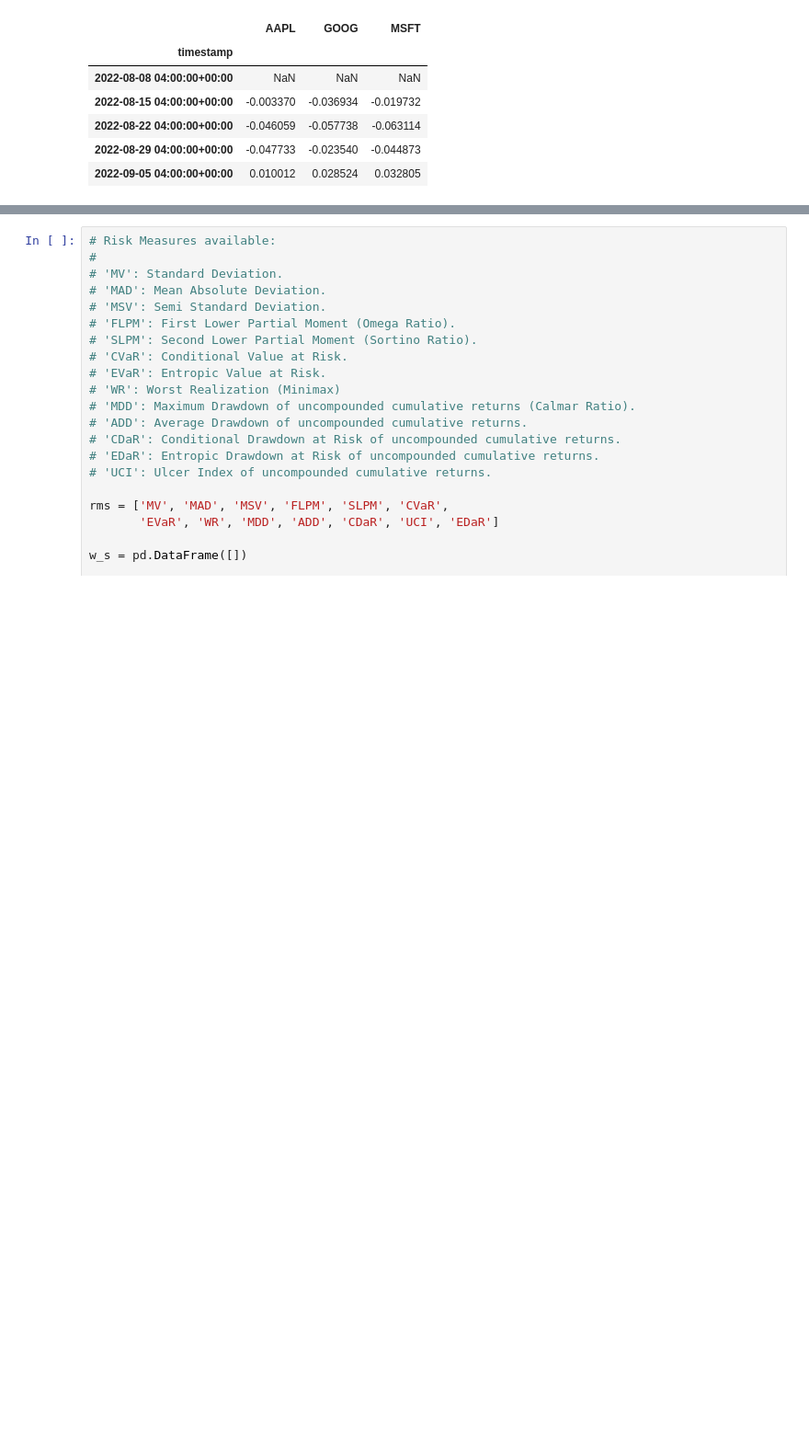
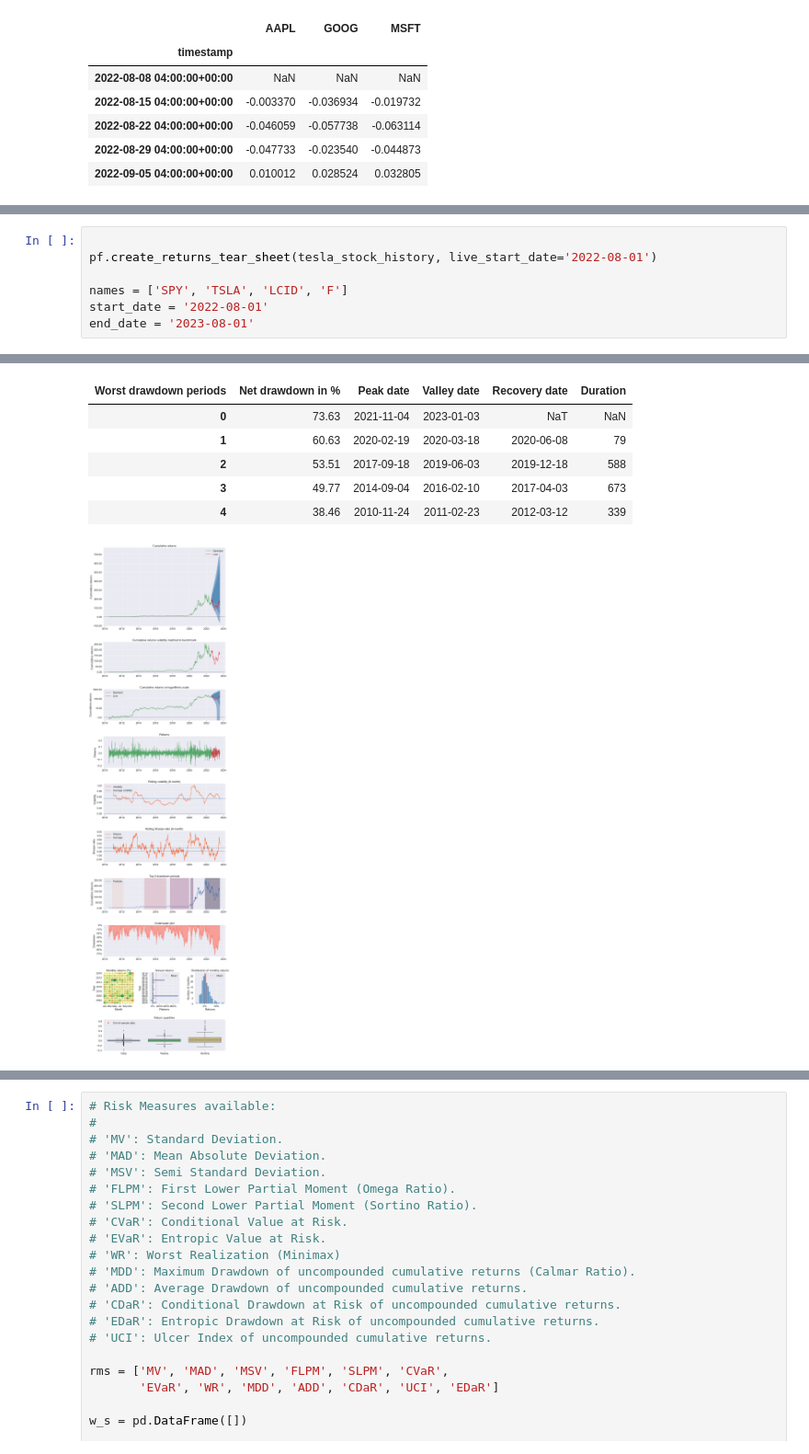
Before and after one commit to fintech-lex/innovest, a Jupyter notebook: innovest_main.ipynb, the cells around one changed output, grey strips where cells are left out. Shown at 92% size. Drawn from its saved outputs; the diff is of its cells as text; blank space fills up the shorter version.

```diff
--- a/innovest_main.ipynb
+++ b/innovest_main.ipynb
@@ -483,0 +456,8 @@ end_date = '2023-08-01'
+# %%
+
+pf.create_returns_tear_sheet(tesla_stock_history, live_start_date='2022-08-01')
+
+names = ['SPY', 'TSLA', 'LCID', 'F']
+start_date = '2022-08-01'
+end_date = '2023-08-01'
+# %% [output]
@@ -484,3 +482,10 @@ end_date = '2023-08-01'
+| Worst drawdown periods | Net drawdown in % | Peak date | Valley date | Recovery date | Duration |
+| 0 | 73.63 | 2021-11-04 | 2023-01-03 | NaT | NaN |
+| 1 | 60.63 | 2020-02-19 | 2020-03-18 | 2020-06-08 | 79 |
+| 2 | 53.51 | 2017-09-18 | 2019-06-03 | 2019-12-18 | 588 |
+| 3 | 49.77 | 2014-09-04 | 2016-02-10 | 2017-04-03 | 673 |
+| 4 | 38.46 | 2010-11-24 | 2011-02-23 | 2012-03-12 | 339 |
+[figure, added]
 # %%
 import numpy as np
 import pandas as pd
```
Also changed, not shown: parts of 39 cells of this notebook, 1 other file.
